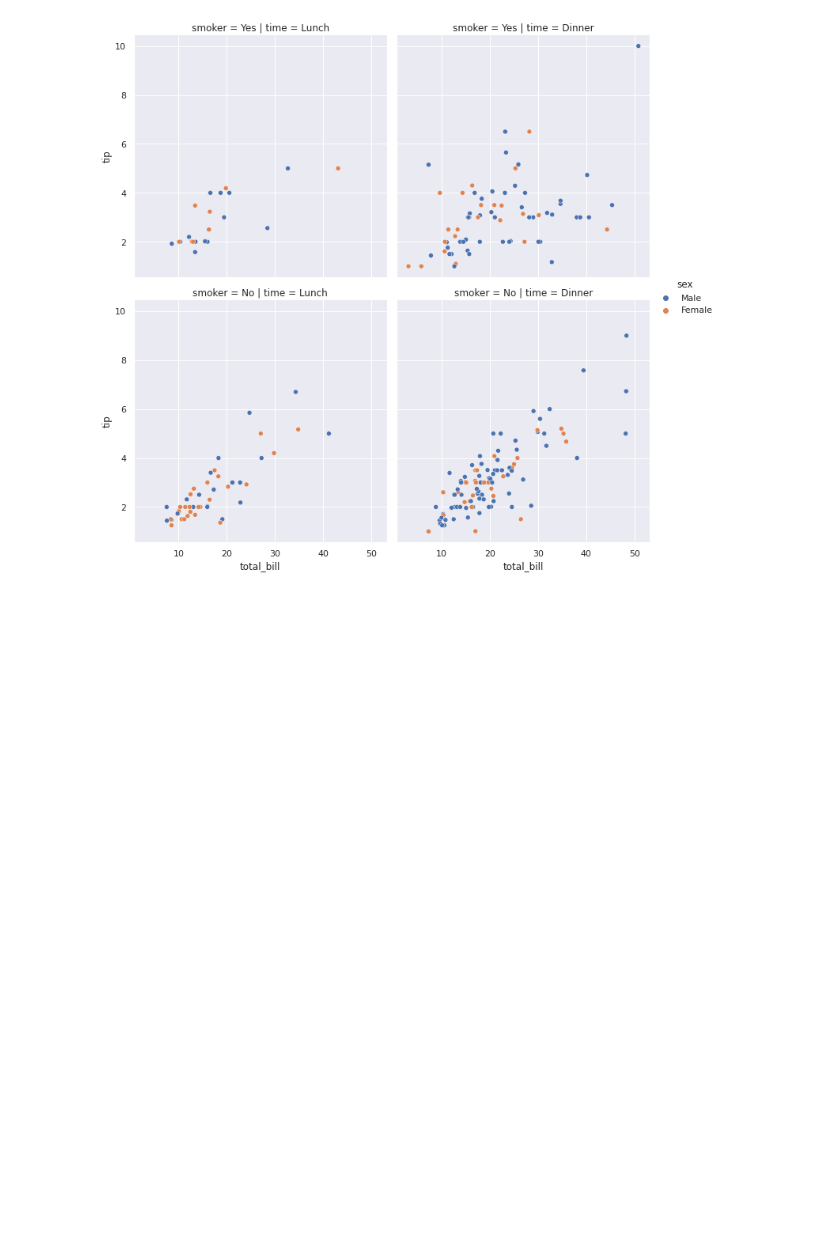
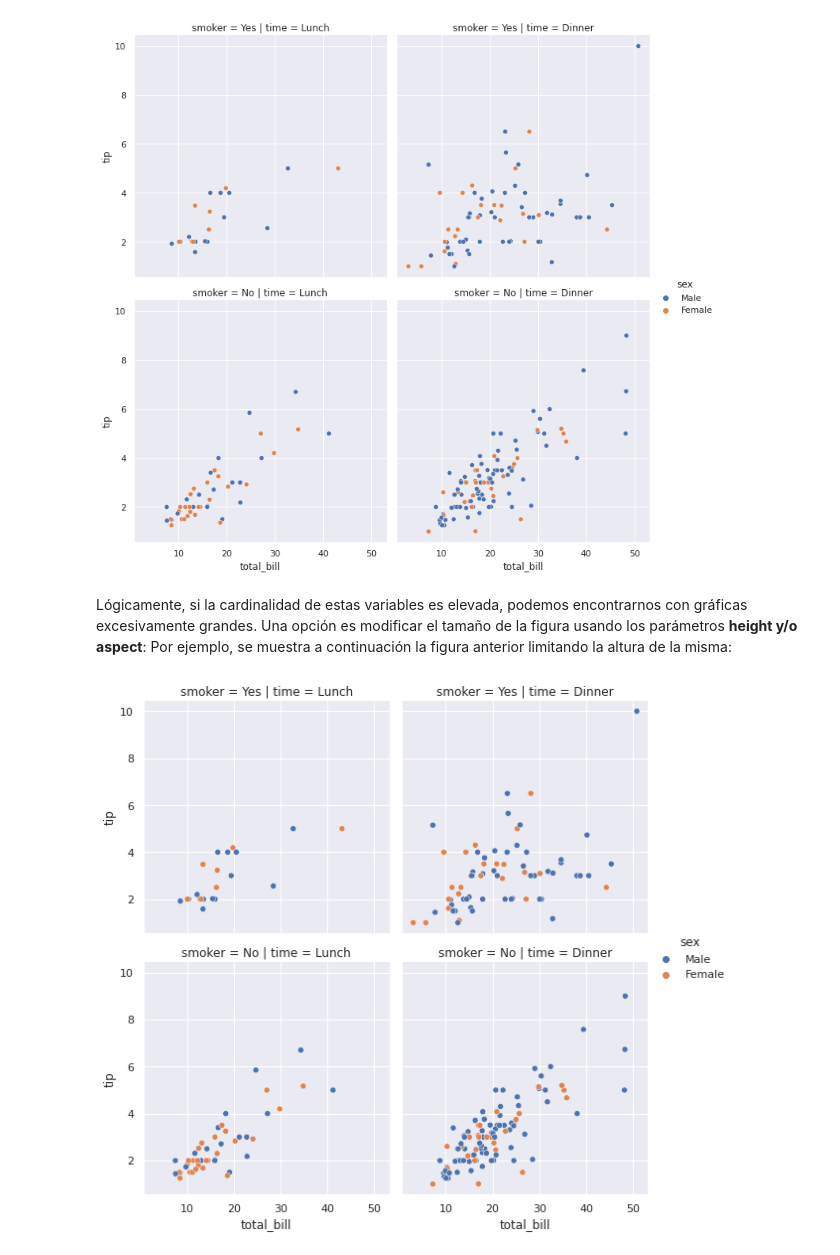
Before and after one commit to NachusS/Curso-Python-intermedio-para-Matematicos, a Jupyter notebook: notebooks/05-Extras-Seaborn_v1.ipynb, the cells around one changed output. Cells and saved outputs as stored; diff of their text form; code cells hidden in the pictures; blank space fills up the shorter version.

```diff
--- a/notebooks/05-Extras-Seaborn_v1.ipynb
+++ b/notebooks/05-Extras-Seaborn_v1.ipynb
@@ -567,3 +567,9 @@ Por supuesto, podemos combinar los parámetros **row y col** para desglosar nues
 sns.relplot(x = "total_bill", y = "tip", hue = "sex", data = tips, row = "smoker", col = "time");
 # %% [output]
 [figure]
+# %% [markdown]
+Lógicamente, si la cardinalidad de estas variables es elevada, podemos encontrarnos con gráficas excesivamente grandes. Una opción es modificar el tamaño de la figura usando los parámetros **height y/o aspect**: Por ejemplo, se muestra a continuación la figura anterior limitando la altura de la misma:
+# %%
+sns.relplot(x = "total_bill", y = "tip", hue = "sex", data = tips, row = "smoker", col = "time", height = 4);
+# %% [output]
+[figure, added]
```
Also changed, not shown: parts of 185 cells of this notebook.
